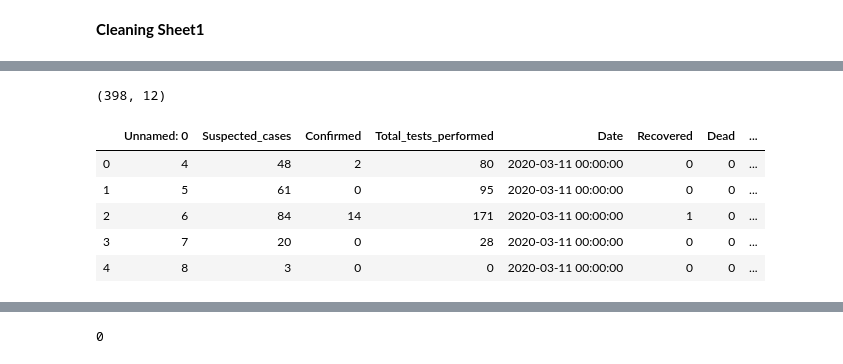
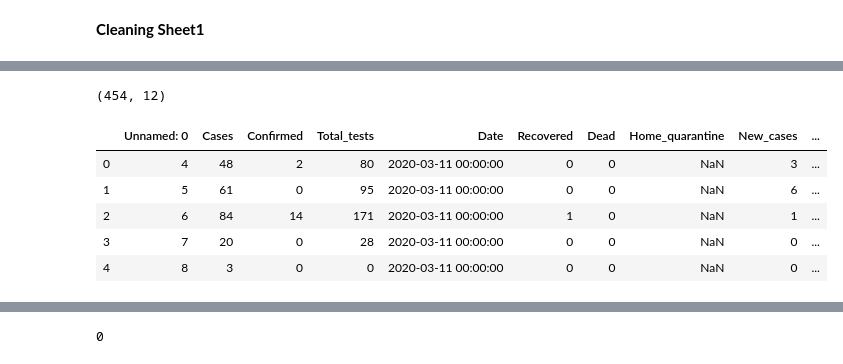
Before and after one commit to FaizahMushtaq/COVID-19, a Jupyter notebook: Data Wrangling/Cleaning.ipynb, the cells around one changed output, grey strips where cells are left out. Saved outputs shown, nothing was run; the diff lists cells and outputs as text; code cells hidden in the pictures.

```diff
--- a/Data Wrangling/Cleaning.ipynb
+++ b/Data Wrangling/Cleaning.ipynb
@@ -9,5 +21,5 @@ plt.rcParams['figure.figsize'] = (12.0, 9.0)
 # %%
-covid_data=pd.ExcelFile(r'C:\Users\faizah\Downloads\corona-virus-pakistan-dataset-2020\COVID_FINAL_DATA.xlsx')
+covid_data=pd.ExcelFile('COVID_FINAL_DATA.xlsx')
 covid_data.sheet_names
 # %% [output]
 ['TimeSeries_KeyIndicators',
@@ -36,17 +48,17 @@ sheet1.head()
 # %%
 sheet1.shape
 # %% [output]
-(398, 12)
+(454, 12)
 # %%
-sheet1.rename(columns={'Cumulative':'Suspected_cases','Discharged':'Recovered','Still admitted':'Hospital_quarantine','Cumulative  Test positive':'Confirmed','New  (last 24 hrs)':'New_cases','Cumulative  tests performed':'Total_tests_performed','Tests  performed in last 24 hours':'New_tests_performed','Expired':'Dead','Home Quarantine':'Home_quarantine'},inplace=True)
+sheet1.rename(columns={'Cumulative':'Cases','Discharged':'Recovered','Still admitted':'Hospitalized','Cumulative  Test positive':'Confirmed','New  (last 24 hrs)':'New_cases','Cumulative  tests performed':'Total_tests','Tests  performed in last 24 hours':'New_tests','Expired':'Dead','Home Quarantine':'Home_quarantine'},inplace=True)
 sheet1.head()
 # %% [output]
-|  | Unnamed: 0 | Suspected_cases | Confirmed | Total_tests_performed | Date | Recovered | Dead | ... |
-| 0 | 4 | 48 | 2 | 80 | 2020-03-11 00:00:00 | 0 | 0 | ... |
-| 1 | 5 | 61 | 0 | 95 | 2020-03-11 00:00:00 | 0 | 0 | ... |
-| 2 | 6 | 84 | 14 | 171 | 2020-03-11 00:00:00 | 1 | 0 | ... |
-| 3 | 7 | 20 | 0 | 28 | 2020-03-11 00:00:00 | 0 | 0 | ... |
-| 4 | 8 | 3 | 0 | 0 | 2020-03-11 00:00:00 | 0 | 0 | ... |
+|  | Unnamed: 0 | Cases | Confirmed | Total_tests | Date | Recovered | Dead | Home_quarantine | New_cases | ... |
+| 0 | 4 | 48 | 2 | 80 | 2020-03-11 00:00:00 | 0 | 0 | NaN | 3 | ... |
+| 1 | 5 | 61 | 0 | 95 | 2020-03-11 00:00:00 | 0 | 0 | NaN | 6 | ... |
+| 2 | 6 | 84 | 14 | 171 | 2020-03-11 00:00:00 | 1 | 0 | NaN | 1 | ... |
+| 3 | 7 | 20 | 0 | 28 | 2020-03-11 00:00:00 | 0 | 0 | NaN | 0 | ... |
+| 4 | 8 | 3 | 0 | 0 | 2020-03-11 00:00:00 | 0 | 0 | NaN | 0 | ... |
 # %%
 sheet1.loc[sheet1['Unnamed: 0']==5] #query based on assigned indexes but doesn't define uniquely row
 # %% [output]
```
Also changed, not shown: parts of 247 cells of this notebook, 3 other files.
